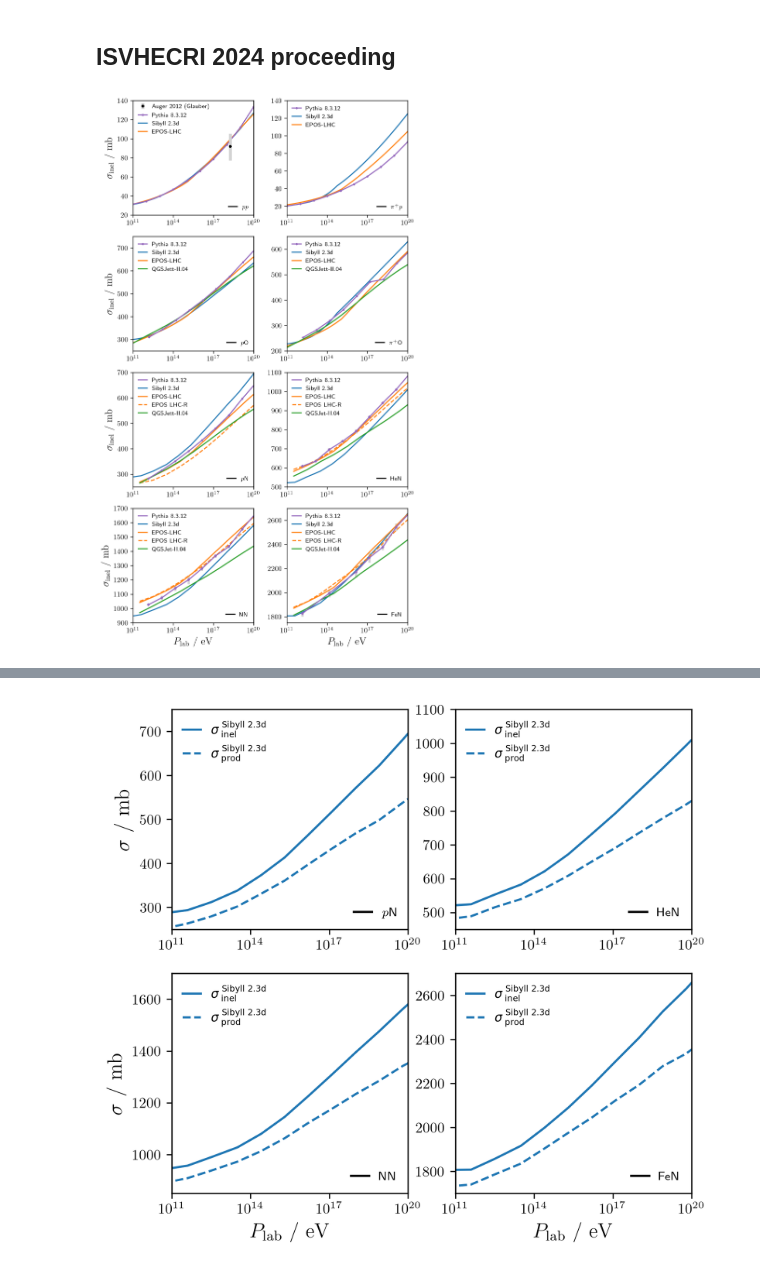
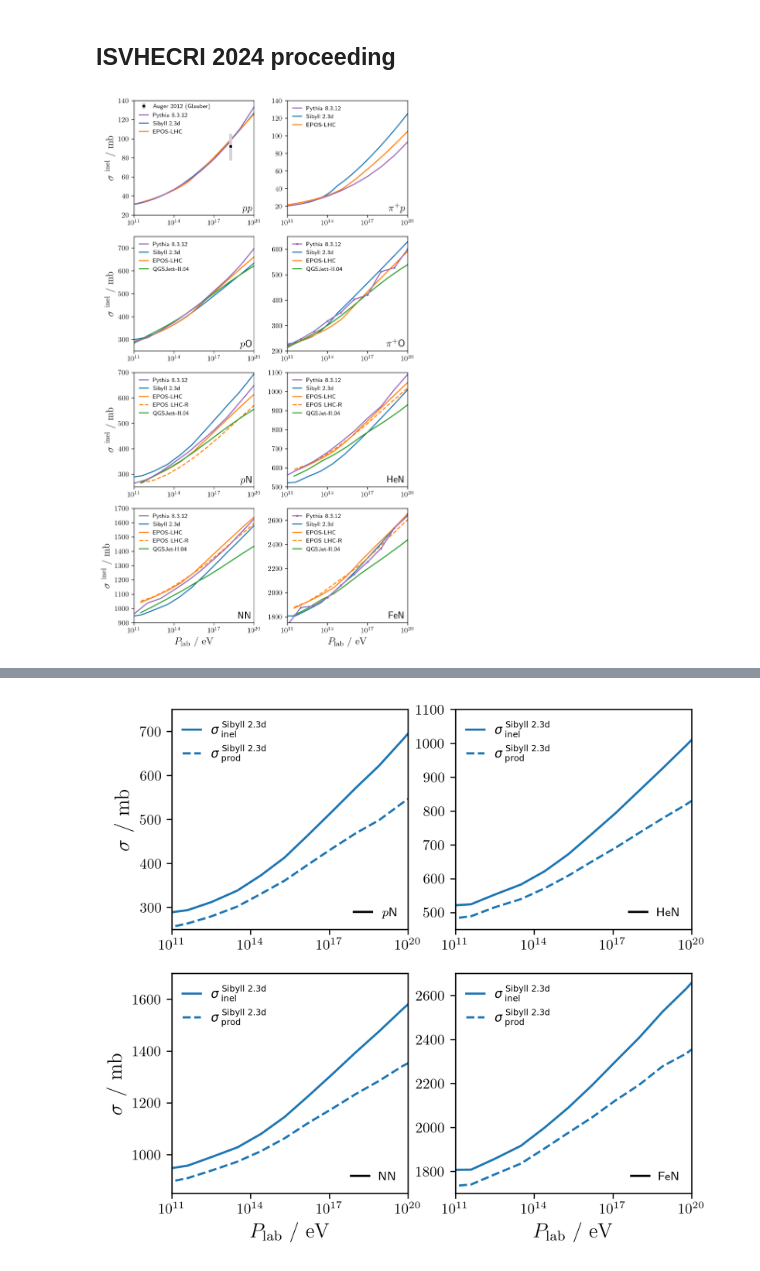
Before and after one commit to gaudu/pythia8312, a Jupyter notebook: examples/pythia8312_xsec_plotting.ipynb, the cells around one changed output, grey strips where cells are left out. Drawn from its saved outputs; the diff is of its cells as text; code cells hidden in the pictures.

```diff
--- a/examples/pythia8312_xsec_plotting.ipynb
+++ b/examples/pythia8312_xsec_plotting.ipynb
@@ -15,4 +11,0 @@ xsec_dat_path = 'xsec_pythia8312'
-# %%
-
-# get a list of all filenames from /xsec_dat
-file_list = [os.path.join(xsec_dat_path, f) for f in os.listdir(xsec_dat_path) if os.path.isfile(os.path.join(xsec_dat_path, f))]
@@ -141,11 +208,0 @@ p_p_dataframe = p_p_dataframe.sort_values(by='elab')
-# %%
-pip_p_dataframes = []
-
-for file, df in pip_p_filtered_dataframes.items():
-    sig_inel = df.loc[df[0] == 'sig_inel', 1].astype(float)
-    err_inel = df.loc[df[0] == 'err_inel', 1].astype(float)
-    elab = df.loc[df[0] == 'elab', 1].astype(float).values[0]
-    pip_p_dataframe = pd.DataFrame({'elab': [elab], 'sig_inel': [sig_inel.values[0]], 'err_inel': [err_inel.values[0]]})
-    pip_p_dataframes.append(pip_p_dataframe)
-pip_p_dataframe = pd.concat(pip_p_dataframes, ignore_index=True)
-pip_p_dataframe = pip_p_dataframe.sort_values(by='elab')
@@ -857,14 +813,15 @@ gs = gridspec.GridSpec(4, 2, width_ratios=[1, 1], height_ratios=[1, 1, 1, 1], fi
 ax1 = fig.add_subplot(gs[0, 0])
 ax1.set(xlim=(1e11,1e20), ylim=(20, 140))
 ax1.set_xscale('log')
-ax1.set(ylabel=r"$\sigma_\mathrm{inel}$ / $\mathrm{mb}$")
+ax1.set(ylabel=r"$\sigma^\mathrm{~inel}$ / $\mathrm{mb}$")
 ax1.yaxis.label.set_size(14)
 
-ax1.errorbar(p_p_dataframe['elab']*1e9, p_p_dataframe['sig_inel'], yerr=p_p_dataframe['err_inel'], c='tab:purple', fmt='o', ms=2, ecolor='lightgrey', elinewidth=4, ls='-')
-ax1.plot([None], [None], ls='-', marker= 'o', ms=2, color="tab:purple", label="Pythia 8.3.12")
+ax1.errorbar(p_p_dataframe['plab']*1e9, p_p_dataframe['sig_inel'], yerr=p_p_dataframe['err_inel'], c='tab:purple', ecolor='lightgrey', elinewidth=4, ls='-')
+ax1.plot([None], [None], ls='-', color="tab:purple", label="Pythia 8.3.12")
 ax1.plot(xs_p_p_sib[0,:], xs_p_p_sib[1,:], "-", color="tab:blue", label="Sibyll 2.3d")
 ax1.plot(xs_p_p_epos[0,:], xs_p_p_epos[1,:], "-", color="tab:orange", label="EPOS-LHC")
 ax1.legend(loc='upper left', bbox_to_anchor=(0, 0.94), fontsize="small", frameon=False, handlelength=1.5)
+ax1.text(0.98, 0.02, r"$pp$", fontsize=14, ha='right', va='bottom', transform=ax1.transAxes)
 
 ax2 = ax1.twinx()
 ax2.set_ylim(ax1.get_ylim())
@@ -872,50 +829,39 @@ ax2.get_yaxis().set_visible(False)
 ax2.errorbar(10**18.24, 92, yerr=[[pp_total_error_neg], [pp_total_error_pos]], c='black', fmt='o', ms=3, ecolor='lightgrey', elinewidth=4, label="Auger 2012 (Glauber)")
 ax2.legend(loc='upper left', bbox_to_anchor=(0, 1.02), fontsize="small", frameon=False, handlelength=1.5)
 
-ax3 = ax1.twinx()
-ax3.get_yaxis().set_visible(False)
-ax3.plot([None], [None], "-", color="black", label="$pp$")
-ax3.legend(loc='lower right', bbox_to_anchor=(1, 0), fontsize="small", frameon=False, handlelength=1.5)
-
 # pipp
 ax4 = fig.add_subplot(gs[0, 1])
 ax4.set(xlim=(1e11,1e20), ylim=(10, 140))
 ax4.set_xscale('log')
-ax4.errorbar(pip_p_dataframe['elab']*1e9, pip_p_dataframe['sig_inel'], yerr=pip_p_dataframe['err_inel'], c='tab:purple', fmt='o', ms=2, ecolor='lightgrey', elinewidth=4, ls='-')
-ax4.plot([None], [None], ls='-', marker= 'o', ms=2, color="tab:purple", label="Pythia 8.3.12")
+ax4.errorbar(pip_p_dataframe['plab']*1e9, pip_p_dataframe['sig_inel'], yerr=pip_p_dataframe['err_inel'], c='tab:purple', ecolor='lightgrey', elinewidth=4, ls='-')
+ax4.plot([None], [None], ls='-', color="tab:purple", label="Pythia 8.3.12")
 ax4.plot(xs_pip_p_sib[0,:], xs_pip_p_sib[1,:], "-", color="tab:blue", label="Sibyll 2.3d")
 ax4.plot(xs_pip_p_epos[0,:], xs_pip_p_epos[1,:], "-", color="tab:orange", label="EPOS-LHC")
 ax4.legend(loc='upper left', bbox_to_anchor=(0, 1), fontsize="small", frameon=False, handlelength=1.5)
 
-ax5 = ax4.twinx()
-ax5.get_yaxis().set_visible(False)
-ax5.plot([None], [None], "-", color="black", label=r"$\pi^{+}p$")
-ax5.legend(loc='lower right', bbox_to_anchor=(1, 0), fontsize="small", frameon=False, handlelength=1.5)
+ax4.text(0.98, 0.02, r"$\pi^{+}p$", fontsize=14, ha='right', va='bottom', transform=ax4.transAxes)
 
 # pO
 ax6 = fig.add_subplot(gs[1, 0])
 ax6.set(xlim=(1e11,1e20), ylim=(250, 750))
 ax6.set_xscale('log')
-ax6.set(ylabel=r"$\sigma_\mathrm{inel}$ / $\mathrm{mb}$")
+ax6.set(ylabel=r"$\sigma^\mathrm{~inel}$ / $\mathrm{mb}$")
 ax6.yaxis.label.set_size(14)
-ax6.errorbar(16*p_O_dataframe['elab']*1e9, p_O_dataframe['sig_inel'], yerr=p_O_dataframe['err_inel'], c='tab:purple', fmt='o', ms=2, ecolor='lightgrey', elinewidth=4, ls='-')
-ax6.plot([None], [None], ls='-', marker= 'o', ms=2, color="tab:purple", label="Pythia 8.3.12")
+ax6.errorbar(p_O_sNN_dataframe['plab']*1e9, p_O_sNN_dataframe['sig_inel'], yerr=p_O_sNN_dataframe['err_inel'], c='tab:purple', ecolor='lightgrey', elinewidth=4, ls='-')
+ax6.plot([None], [None], ls='-', color="tab:purple", label="Pythia 8.3.12")
 ax6.plot(xs_p_O_sib[0,:], xs_p_O_sib[1,:], "-", color="tab:blue", label="Sibyll 2.3d")
 ax6.plot(xs_p_O_epos[0,:], xs_p_O_epos[1,:], "-", color="tab:orange", label="EPOS-LHC")
 ax6.plot(xs_p_O_qgs[0,:], xs_p_O_qgs[1,:], "-", color="tab:green", label="QGSJett-II.04")
 ax6.legend(loc='upper left', bbox_to_anchor=(0, 1), fontsize="small", frameon=False, handlelength=1.5)
 
-ax8 = ax6.twinx()
-ax8.get_yaxis().set_visible(False)
-ax8.plot([None], [None], "-", color="black", label="$p$O")
-ax8.legend(loc='lower right', bbox_to_anchor=(1, 0), fontsize="small", frameon=False, handlelength=1.5)
+ax6.text(0.98, 0.02, r"$p$O", fontsize=14, ha='right', va='bottom', transform=ax6.transAxes)
 
 # pipO
 ax9 = fig.add_subplot(gs[1, 1])
 ax9.set(xlim=(1e11,1e20), ylim=(200, 650))
 ax9.set_xscale('log')
 
-ax9.errorbar(16*pip_O_dataframe['elab']*1e9, pip_O_dataframe['sig_inel'], yerr=pip_O_dataframe['err_inel'], c='tab:purple', fmt='o', ms=2, ecolor='lightgrey', elinewidth=4, ls='-')
+ax9.errorbar(pip_O_sNN_dataframe['plab']*1e9, pip_O_sNN_dataframe['sig_inel'], yerr=pip_O_sNN_dataframe['err_inel'], c='tab:purple', fmt='o', ms=2, ecolor='lightgrey', elinewidth=4, ls='-')
 ax9.plot([None], [None], ls='-', marker= 'o', ms=2, color="tab:purple", label="Pythia 8.3.12")
 ax9.plot(xs_pip_O_sib[0,:], xs_pip_O_sib[1,:], "-", color="tab:blue", label="Sibyll 2.3d")
 ax9.plot(xs_pip_O_epos[0,:], xs_pip_O_epos[1,:], "-", color="tab:orange", label="EPOS-LHC")
@@ -923,23 +869,19 @@ ax9.plot(xs_pip_O_qgs[0,:], xs_pip_O_qgs[1,:], "-", color="tab:green", label="QG
 ax9.legend(loc='upper left', bbox_to_anchor=(0, 1), fontsize="small", frameon=False, handlelength=1.5)
 
 plt.rcParams['text.usetex'] = True
-
-ax10 = ax9.twinx()
-ax10.get_yaxis().set_visible(False)
-ax10.plot([None], [None], "-", color="black", label=r"$\pi^{+}$O")
-ax10.legend(loc='lower right', bbox_to_anchor=(1, 0), fontsize="small", frameon=False, handlelength=1.5)
+ax9.text(0.98, 0.02, r"$\pi^{+}$O", fontsize=14, ha='right', va='bottom', transform=ax9.transAxes)
 
 # pN
 ax11 = fig.add_subplot(gs[2, 0])
 ax11.set(xlim=(1e11,1e20), ylim=(250, 700))
 ax11.set_xscale('log')
-ax11.set(ylabel=r"$\sigma_\mathrm{inel}$ / $\mathrm{mb}$")
+ax11.set(ylabel=r"$\sigma^\mathrm{~inel}$ / $\mathrm{mb}$")
 ax11.yaxis.label.set_size(14)
 
 plt.rcParams['font.family'] = 'sans-serif'
 plt.rcParams['font.sans-serif'] = ['DejaVu Sans']
 
-ax11.errorbar(14*p_N_dataframe['elab']*1e9, p_N_dataframe['sig_inel'], yerr=p_N_dataframe['err_inel'], c='tab:purple', fmt='o', ms=2, ecolor='lightgrey', elinewidth=3, ls='-')
+ax11.errorbar(p_N_sNN_dataframe['plab']*1e9, p_N_sNN_dataframe['sig_inel'], yerr=p_N_sNN_dataframe['err_inel'], c='tab:purple', ecolor='lightgrey', elinewidth=3, ls='-')
 ax11.plot([None], [None], ls='-', color="tab:purple", label="Pythia 8.3.12")
 ax11.plot((10 ** elab_sib_2)*1e9, xs_p_N_sib, "-", color="tab:blue", label="Sibyll 2.3d")
 ax11.plot(xs_p_N_eposlhc[0]*1e9, xs_p_N_eposlhc[1], "-", color="tab:orange", label="EPOS-LHC")
@@ -948,11 +890,7 @@ ax11.plot(xs_p_N_qgsjetII04[0]*1e9, xs_p_N_qgsjetII04[1], '-', color="tab:green"
 ax11.legend(loc='upper left', bbox_to_anchor=(0, 1), fontsize="small", frameon=False, handlelength=1.5)
 
 plt.rcParams['text.usetex'] = True
-
-ax12 = ax11.twinx()
-ax12.get_yaxis().set_visible(False)
-ax12.plot([None], [None], "-", color="black", label=r"$p$N")
-ax12.legend(loc='lower right', bbox_to_anchor=(1, 0), fontsize="small", frameon=False, handlelength=1.5)
+ax11.text(0.98, 0.02, r"$p$N", fontsize=14, ha='right', va='bottom', transform=ax11.transAxes)
 
 # HeN
 ax14 = fig.add_subplot(gs[2, 1])
@@ -962,7 +900,7 @@ ax14.set_xscale('log')
 plt.rcParams['font.family'] = 'sans-serif'
 plt.rcParams['font.sans-serif'] = ['DejaVu Sans']
 
-ax14.errorbar(14*He_N_dataframe['elab']*1e9, He_N_dataframe['sig_inel'], yerr=He_N_dataframe['err_inel'], c='tab:purple', fmt='D', ms=2, ecolor='lightgrey', elinewidth=3, ls='-')
+ax14.errorbar(He_N_sNN_dataframe['plab']*1e9, He_N_sNN_dataframe['sig_inel'], yerr=He_N_sNN_dataframe['err_inel'], c='tab:purple', ecolor='lightgrey', elinewidth=3, ls='-')
 ax14.plot([None], [None], ls='-', color="tab:purple", label="Pythia 8.3.12")
 ax14.plot((10 ** elab_sib)*1e9, xs_He_N_sib, "-", color="tab:blue", label="Sibyll 2.3d")
 ax14.plot(xs_He_N_eposlhc[0]*1e9, xs_He_N_eposlhc[1], "-", color="tab:orange", label="EPOS-LHC")
@@ -970,24 +908,20 @@ ax14.plot(xs_He_N_eposlhcr[0]*1e9, xs_He_N_eposlhcr[1], linestyle="--", color="t
 ax14.plot(xs_He_N_qgsjetII04[0]*1e9, xs_He_N_qgsjetII04[1], '-', color="tab:green", label="QGSJet-II.04")
 
 ax14.legend(loc='upper left', bbox_to_anchor=(0, 1), fontsize="small", frameon=False, handlelength=1.5)
-
-ax15 = ax14.twinx()
-ax15.get_yaxis().set_visible(False)
-ax15.plot([None], [None], "-", color="black", label=r"HeN")
-ax15.legend(loc='lower right', bbox_to_anchor=(1, 0), fontsize="small", frameon=False, handlelength=1.5)
+ax14.text(0.98, 0.02, r"HeN", fontsize=14, ha='right', va='bottom', transform=ax14.transAxes)
 
 # NN
 ax16 = fig.add_subplot(gs[3, 0])
 ax16.set(xlim=(1e11,1e20), ylim=(900, 1700))
 ax16.set_xscale('log')
-ax16.set(xlabel=r"$P_\mathrm{lab}$ / $\mathrm{eV}$", ylabel=r"$\sigma_\mathrm{inel}$ / $\mathrm{mb}$")
+ax16.set(xlabel=r"$P_\mathrm{lab}$ / $\mathrm{eV}$", ylabel=r"$\sigma^\mathrm{~inel}$ / $\mathrm{mb}$")
 ax16.xaxis.label.set_size(14)
 ax16.yaxis.label.set_size(14)
 
 plt.rcParams['font.family'] = 'sans-serif'
 plt.rcParams['font.sans-serif'] = ['DejaVu Sans']
 
-ax16.errorbar(14*N_N_dataframe['elab']*1e9, N_N_dataframe['sig_inel'], yerr=N_N_dataframe['err_inel'], c='tab:purple', fmt='D', ms=2, ecolor='lightgrey', elinewidth=3, ls='-')
+ax16.errorbar(N_N_sNN_dataframe['plab']*1e9, N_N_sNN_dataframe['sig_inel'], yerr=N_N_sNN_dataframe['err_inel'], c='tab:purple', ecolor='lightgrey', elinewidth=3, ls='-')
 ax16.plot([None], [None], ls='-', color="tab:purple", label="Pythia 8.3.12")
 ax16.plot((10 ** elab_sib)*1e9, xs_N_N_sib, "-", color="tab:blue", label="Sibyll 2.3d")
 ax16.plot(xs_N_N_eposlhc[0]*1e9, xs_N_N_eposlhc[1], "-", color="tab:orange", label="EPOS-LHC")
@@ -995,48 +929,40 @@ ax16.plot(xs_N_N_eposlhcr[0]*1e9, xs_N_N_eposlhcr[1], linestyle="--", color="tab
 ax16.plot(xs_N_N_qgsjetII04[0]*1e9, xs_N_N_qgsjetII04[1], '-', color="tab:green", label="QGSJet-II.04")
 
 ax16.legend(loc='upper left', bbox_to_anchor=(0, 1), fontsize="small", frameon=False, handlelength=1.5)
-
-ax17 = ax16.twinx()
-ax17.get_yaxis().set_visible(False)
-ax17.plot([None], [None], "-", color="black", label=r"NN")
-ax17.legend(loc='lower right', bbox_to_anchor=(1, 0), fontsize="small", frameon=False, handlelength=1.5)
+ax16.text(0.98, 0.02, r"NN", fontsize=14, ha='right', va='bottom', transform=ax16.transAxes)
 
 # FeN
 ax18 = fig.add_subplot(gs[3, 1])
 ax18.set(xlim=(1e11,1e20), ylim=(1750,2700))
 ax18.set_xscale('log')
 ax18.set(xlabel=r"$P_\mathrm{lab}$ / $\mathrm{eV}$")
 ax18.xaxis.label.set_size(14)
 
 plt.rcParams['font.family'] = 'sans-serif'
 plt.rcParams['font.sans-serif'] = ['DejaVu Sans']
 
-ax18.errorbar(14*Fe_N_dataframe['elab']*1e9, Fe_N_dataframe['sig_inel'], yerr=Fe_N_dataframe['err_inel'], c='tab:purple', fmt='D', ms=2, ecolor='lightgrey', elinewidth=3, ls='-')
-ax18.plot([None], [None], ls='-', color="tab:purple", label="Pythia 8.3.12")
+ax18.errorbar(Fe_N_sNN_dataframe['plab']*1e9, Fe_N_sNN_dataframe['sig_inel'], yerr=Fe_N_sNN_dataframe['err_inel'], c='tab:purple', fmt='o', ms=2, ecolor='lightgrey', elinewidth=3, ls='-')
+ax18.plot([None], [None], ls='-', marker= 'o', ms=2, color="tab:purple", label="Pythia 8.3.12")
 ax18.plot((10 ** elab_sib)*1e9, xs_Fe_N_sib, "-", color="tab:blue", label="Sibyll 2.3d")
 ax18.plot(xs_Fe_N_eposlhc[0]*1e9, xs_Fe_N_eposlhc[1], "-", color="tab:orange", label="EPOS-LHC")
 ax18.plot(xs_Fe_N_eposlhcr[0]*1e9, xs_Fe_N_eposlhcr[1], linestyle="--", color="tab:orange", label="EPOS LHC-R")
 ax18.plot(xs_Fe_N_qgsjetII04[0]*1e9, xs_Fe_N_qgsjetII04[1], '-', color="tab:green", label="QGSJet-II.04")
 
 ax18.legend(loc='upper left', bbox_to_anchor=(0, 1), fontsize="small", frameon=False, handlelength=1.5)
-
-ax19 = ax18.twinx()
-ax19.get_yaxis().set_visible(False)
-ax19.plot([None], [None], "-", color="black", label=r"FeN")
-ax19.legend(loc='lower right', bbox_to_anchor=(1, 0), fontsize="small", frameon=False, handlelength=1.5)
+ax18.text(0.98, 0.02, r"FeN", fontsize=14, ha='right', va='bottom', transform=ax18.transAxes)
 
 #fig.text(0.5, 0.04, r"$P_\mathrm{lab}$ / $\mathrm{eV}$", ha='center')
 #fig.text(0.04, 0.5, r"$\sigma_\mathrm{inel}$ / $\mathrm{mb}$", va='center', rotation='vertical')
 
 plt.subplots_adjust(hspace=0.2, wspace=0.2)
 
 fig.tight_layout()
 fig.savefig("xs_inel_pp_pipp_pO_pipO_pN_HeN_NN_FeN.png", dpi=400)
 fig.savefig("xs_inel_pp_pipp_pO_pipO_pN_HeN_NN_FeN.pdf", format='pdf')
 
 plt.show()
 # %% [output]
-[figure, old version]
+[figure, new version]
 # %%
 # p-air
 
```
Also changed, not shown: parts of 39 cells of this notebook.
